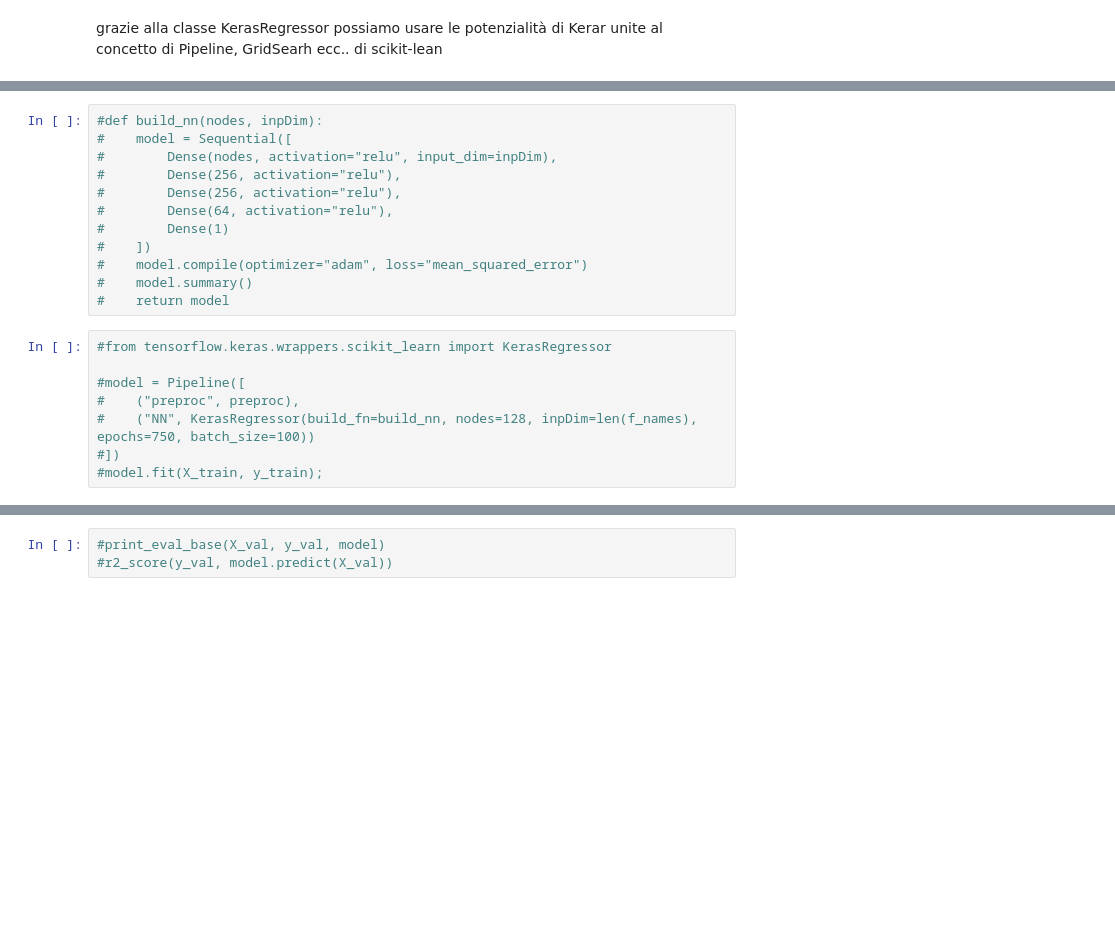
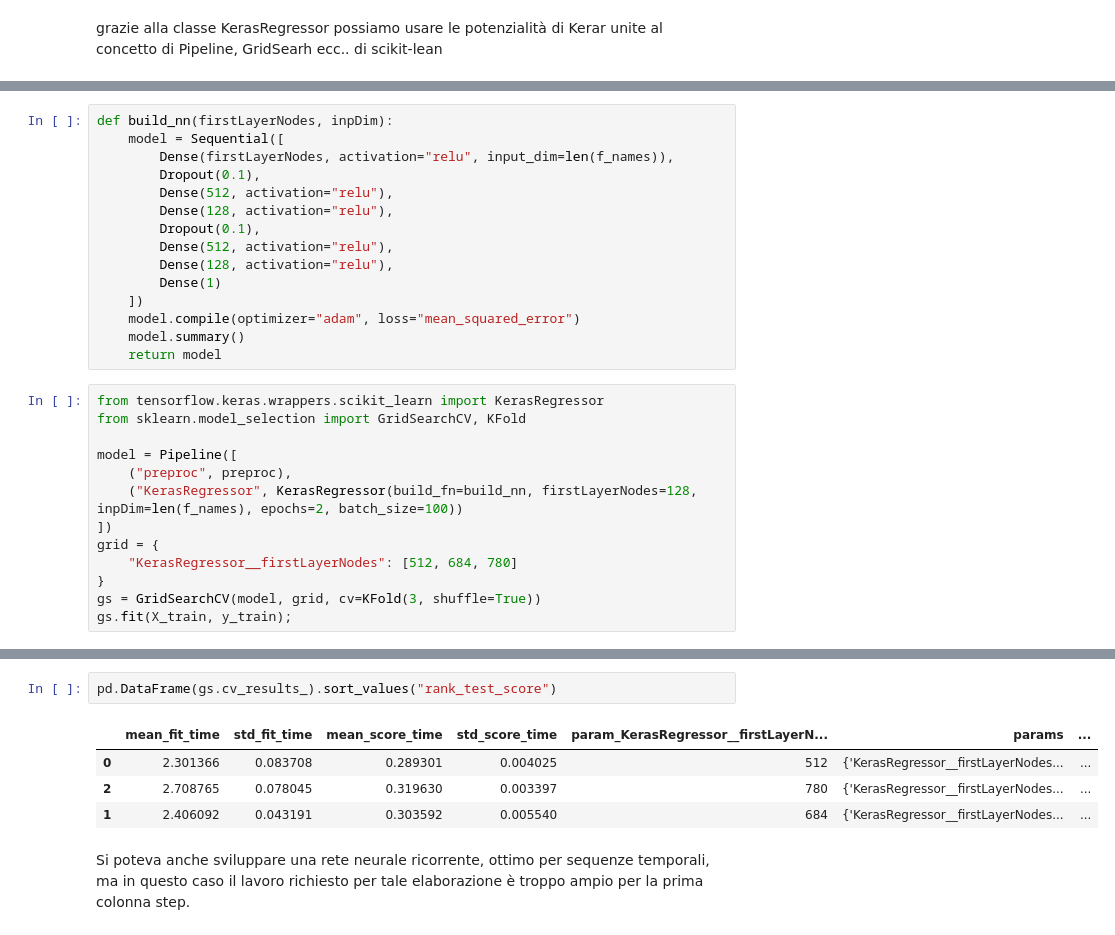
Before and after one commit to FedericoCampanozzi/FraudDetection, a Jupyter notebook: code/main.ipynb, the cells around one changed output, grey strips where cells are left out. Drawn from its saved outputs; the diff is of its cells as text; blank space fills up the shorter version.

```diff
--- a/code/main.ipynb
+++ b/code/main.ipynb
@@ -517,20 +545,28 @@ di scikit-lean
 # %%
-#def build_nn(nodes, inpDim):
-#    model = Sequential([
-#        Dense(nodes, activation="relu", input_dim=inpDim),
-#        Dense(256, activation="relu"),
-#        Dense(256, activation="relu"),
-#        Dense(64, activation="relu"),
-#        Dense(1)
-#    ])
-#    model.compile(optimizer="adam", loss="mean_squared_error")
-#    model.summary()
-#    return model
+def build_nn(firstLayerNodes, inpDim):
+    model = Sequential([
+        Dense(firstLayerNodes, activation="relu", input_dim=len(f_names)),
+        Dropout(0.1),
+        Dense(512, activation="relu"),
+        Dense(128, activation="relu"),
+        Dropout(0.1),
+        Dense(512, activation="relu"),
+        Dense(128, activation="relu"),
+        Dense(1)
+    ])
+    model.compile(optimizer="adam", loss="mean_squared_error")
+    model.summary()
+    return model
 # %%
-#from tensorflow.keras.wrappers.scikit_learn import KerasRegressor
+from tensorflow.keras.wrappers.scikit_learn import KerasRegressor
+from sklearn.model_selection import GridSearchCV, KFold
 
-#model = Pipeline([
-#    ("preproc", preproc),
-#    ("NN", KerasRegressor(build_fn=build_nn, nodes=128, inpDim=len(f_names), epochs=750, batch_size=100))
-#])
-#model.fit(X_train, y_train);
+model = Pipeline([
+    ("preproc", preproc),
+    ("KerasRegressor", KerasRegressor(build_fn=build_nn, firstLayerNodes=128, inpDim=len(f_names), epochs=2, batch_size=100))
+])
+grid = {
+    "KerasRegressor__firstLayerNodes": [512, 684, 780]
+}
+gs = GridSearchCV(model, grid, cv=KFold(3, shuffle=True))
+gs.fit(X_train, y_train);
@@ -537,3 +591,10 @@ di scikit-lean
-# %%
-#print_eval_base(X_val, y_val, model)
-#r2_score(y_val, model.predict(X_val))
+# %%
+pd.DataFrame(gs.cv_results_).sort_values("rank_test_score")
+# %% [output]
+|  | mean_fit_time | std_fit_time | mean_score_time | std_score_time | param_KerasRegressor__firstLayerN... | params | ... |
+| 0 | 2.301366 | 0.083708 | 0.289301 | 0.004025 | 512 | {'KerasRegressor__firstLayerNodes... | ... |
+| 2 | 2.708765 | 0.078045 | 0.319630 | 0.003397 | 780 | {'KerasRegressor__firstLayerNodes... | ... |
+| 1 | 2.406092 | 0.043191 | 0.303592 | 0.005540 | 684 | {'KerasRegressor__firstLayerNodes... | ... |
+# %% [markdown]
+Si poteva anche sviluppare una rete neurale ricorrente, ottimo per sequenze temporali, ma in questo caso il lavoro richiesto
+per tale elaborazione è troppo ampio per la prima colonna step.
```
Also changed, not shown: parts of 14 cells of this notebook.
